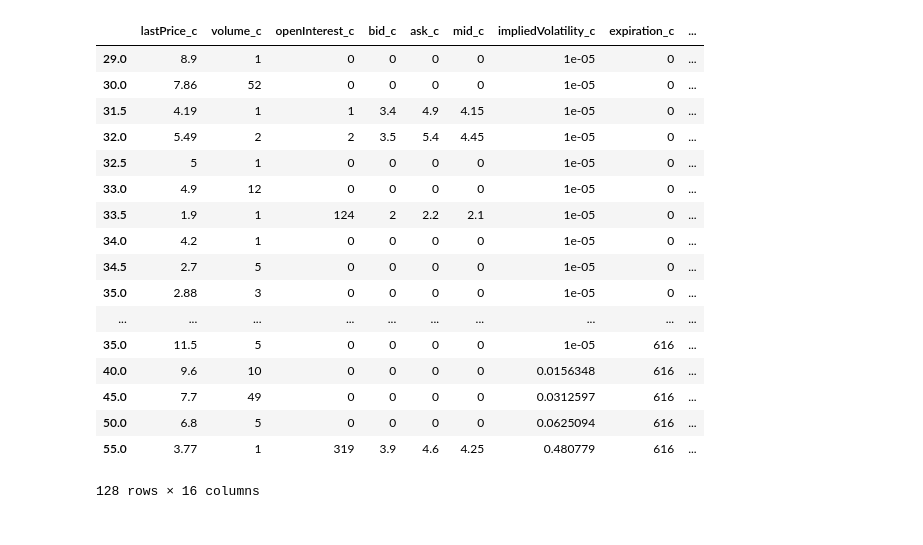
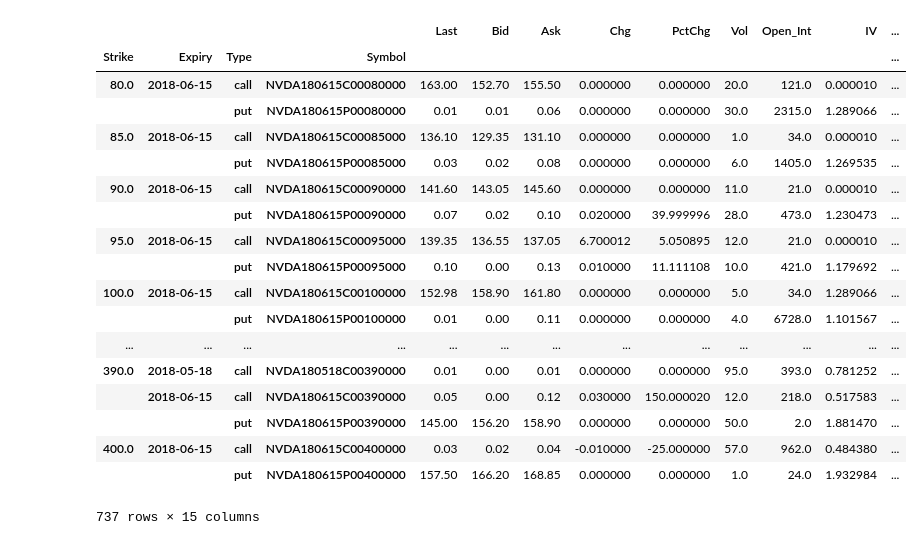
Before and after one commit to auto-d1dact/SPX-Put-Selling, a Jupyter notebook: Live Data Pulling/Day Trading Options - Augen.ipynb, the cells around one changed output. Saved outputs shown, nothing was run; the diff lists cells and outputs as text; code cells hidden in the pictures.

Commit message:
Volatility Grab

```diff
--- a/Live Data Pulling/Day Trading Options - Augen.ipynb
+++ b/Live Data Pulling/Day Trading Options - Augen.ipynb
@@ -166,7 +166,7 @@ def yahoo_option_query(ticker, unix_date):
     else:
         yahoo_query = 'https://query1.finance.yahoo.com/v7/finance/options/{0}?date={1}'.format(ticker,str(unix_date))
 
-    response = urllib.request.urlopen(yahoo_query)
+    response = urlreq.urlopen(yahoo_query)
     data = json.loads(response.read().decode())['optionChain']['result'][0]
 
     dict_lst = []
@@ -364,21 +358,0 @@ Name: Tickers, dtype: object
-# %%
-options_2week['MOMO']
-# %% [output]
-|  | lastPrice_c | volume_c | openInterest_c | bid_c | ask_c | mid_c | impliedVolatility_c | expiration_c | ... |
-| 29.0 | 8.9 | 1 | 0 | 0 | 0 | 0 | 1e-05 | 0 | ... |
-| 30.0 | 7.86 | 52 | 0 | 0 | 0 | 0 | 1e-05 | 0 | ... |
-| 31.5 | 4.19 | 1 | 1 | 3.4 | 4.9 | 4.15 | 1e-05 | 0 | ... |
-| 32.0 | 5.49 | 2 | 2 | 3.5 | 5.4 | 4.45 | 1e-05 | 0 | ... |
-| 32.5 | 5 | 1 | 0 | 0 | 0 | 0 | 1e-05 | 0 | ... |
-| 33.0 | 4.9 | 12 | 0 | 0 | 0 | 0 | 1e-05 | 0 | ... |
-| 33.5 | 1.9 | 1 | 124 | 2 | 2.2 | 2.1 | 1e-05 | 0 | ... |
-| 34.0 | 4.2 | 1 | 0 | 0 | 0 | 0 | 1e-05 | 0 | ... |
-| 34.5 | 2.7 | 5 | 0 | 0 | 0 | 0 | 1e-05 | 0 | ... |
-| 35.0 | 2.88 | 3 | 0 | 0 | 0 | 0 | 1e-05 | 0 | ... |
-| ... | ... | ... | ... | ... | ... | ... | ... | ... | ... |
-| 35.0 | 11.5 | 5 | 0 | 0 | 0 | 0 | 1e-05 | 616 | ... |
-| 40.0 | 9.6 | 10 | 0 | 0 | 0 | 0 | 0.0156348 | 616 | ... |
-| 45.0 | 7.7 | 49 | 0 | 0 | 0 | 0 | 0.0312597 | 616 | ... |
-| 50.0 | 6.8 | 5 | 0 | 0 | 0 | 0 | 0.0625094 | 616 | ... |
-| 55.0 | 3.77 | 1 | 319 | 3.9 | 4.6 | 4.25 | 0.480779 | 616 | ... |
-128 rows × 16 columns
@@ -384,0 +363,7 @@ options_2week['MOMO']
+# %%
+def get_raw_data(ticker):
+    tape = Options(ticker, 'yahoo')
+    data = tape.get_all_data()
+    return data
+# %%
+dat = get_raw_data('NVDA')
@@ -385 +372,23 @@ options_2week['MOMO']
+# %%
+dat[dat.index.get_level_values(1) <= dt.datetime(2018,6,30)]
+# %% [output]
+|  |  |  |  | Last | Bid | Ask | Chg | PctChg | Vol | Open_Int | IV | ... |
+| Strike | Expiry | Type | Symbol |  |  |  |  |  |  |  |  | ... |
+| 80.0 | 2018-06-15 | call | NVDA180615C00080000 | 163.00 | 152.70 | 155.50 | 0.000000 | 0.000000 | 20.0 | 121.0 | 0.000010 | ... |
+|  |  | put | NVDA180615P00080000 | 0.01 | 0.01 | 0.06 | 0.000000 | 0.000000 | 30.0 | 2315.0 | 1.289066 | ... |
+| 85.0 | 2018-06-15 | call | NVDA180615C00085000 | 136.10 | 129.35 | 131.10 | 0.000000 | 0.000000 | 1.0 | 34.0 | 0.000010 | ... |
+|  |  | put | NVDA180615P00085000 | 0.03 | 0.02 | 0.08 | 0.000000 | 0.000000 | 6.0 | 1405.0 | 1.269535 | ... |
+| 90.0 | 2018-06-15 | call | NVDA180615C00090000 | 141.60 | 143.05 | 145.60 | 0.000000 | 0.000000 | 11.0 | 21.0 | 0.000010 | ... |
+|  |  | put | NVDA180615P00090000 | 0.07 | 0.02 | 0.10 | 0.020000 | 39.999996 | 28.0 | 473.0 | 1.230473 | ... |
+| 95.0 | 2018-06-15 | call | NVDA180615C00095000 | 139.35 | 136.55 | 137.05 | 6.700012 | 5.050895 | 12.0 | 21.0 | 0.000010 | ... |
+|  |  | put | NVDA180615P00095000 | 0.10 | 0.00 | 0.13 | 0.010000 | 11.111108 | 10.0 | 421.0 | 1.179692 | ... |
+| 100.0 | 2018-06-15 | call | NVDA180615C00100000 | 152.98 | 158.90 | 161.80 | 0.000000 | 0.000000 | 5.0 | 34.0 | 1.289066 | ... |
+|  |  | put | NVDA180615P00100000 | 0.01 | 0.00 | 0.11 | 0.000000 | 0.000000 | 4.0 | 6728.0 | 1.101567 | ... |
+| ... | ... | ... | ... | ... | ... | ... | ... | ... | ... | ... | ... | ... |
+| 390.0 | 2018-05-18 | call | NVDA180518C00390000 | 0.01 | 0.00 | 0.01 | 0.000000 | 0.000000 | 95.0 | 393.0 | 0.781252 | ... |
+|  | 2018-06-15 | call | NVDA180615C00390000 | 0.05 | 0.00 | 0.12 | 0.030000 | 150.000020 | 12.0 | 218.0 | 0.517583 | ... |
+|  |  | put | NVDA180615P00390000 | 145.00 | 156.20 | 158.90 | 0.000000 | 0.000000 | 50.0 | 2.0 | 1.881470 | ... |
+| 400.0 | 2018-06-15 | call | NVDA180615C00400000 | 0.03 | 0.02 | 0.04 | -0.010000 | -25.000000 | 57.0 | 962.0 | 0.484380 | ... |
+|  |  | put | NVDA180615P00400000 | 157.50 | 166.20 | 168.85 | 0.000000 | 0.000000 | 1.0 | 24.0 | 1.932984 | ... |
+737 rows × 15 columns
 # %%
```
Also changed, not shown: parts of 9 cells of this notebook, 1 other file.
